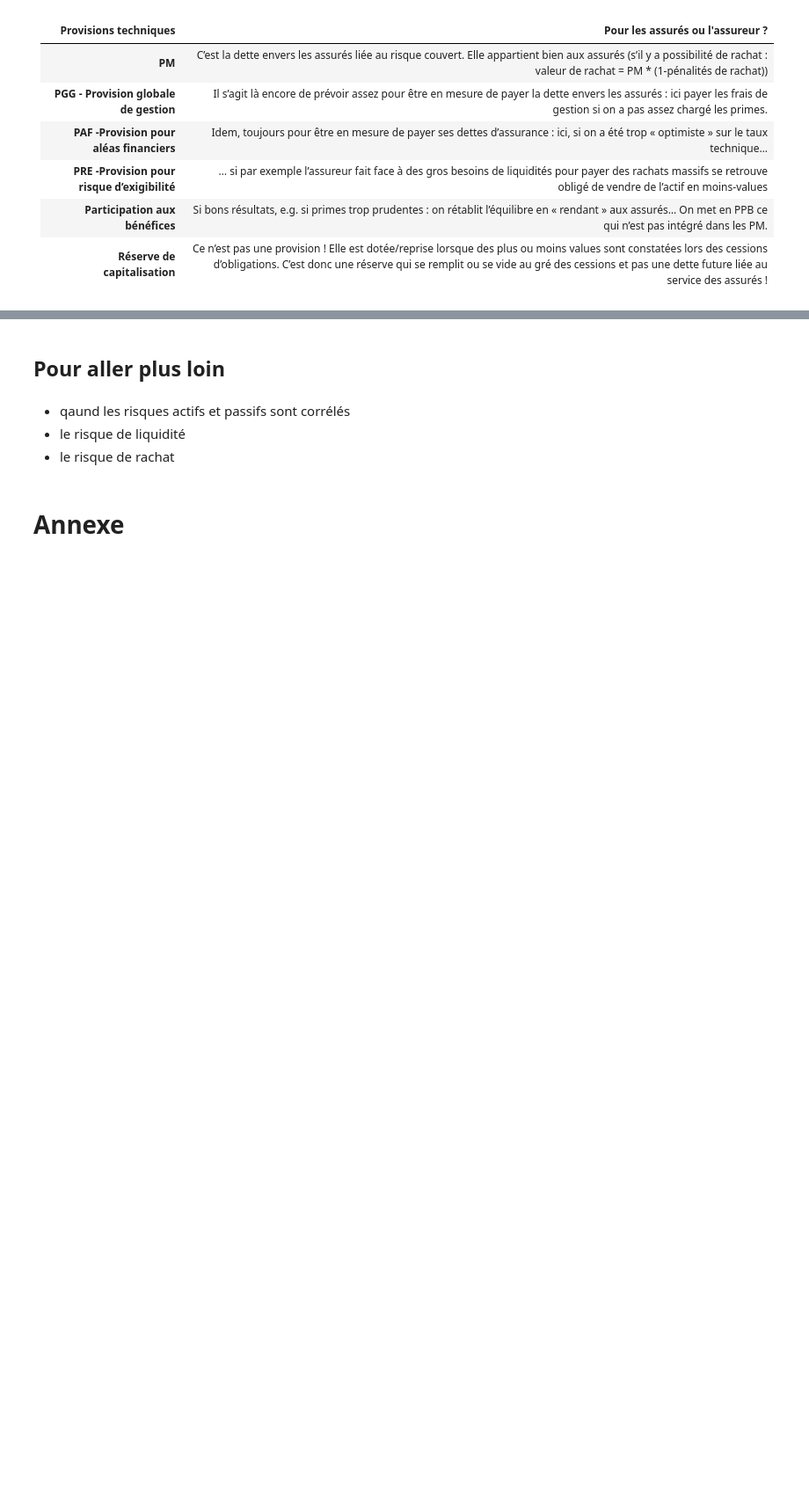
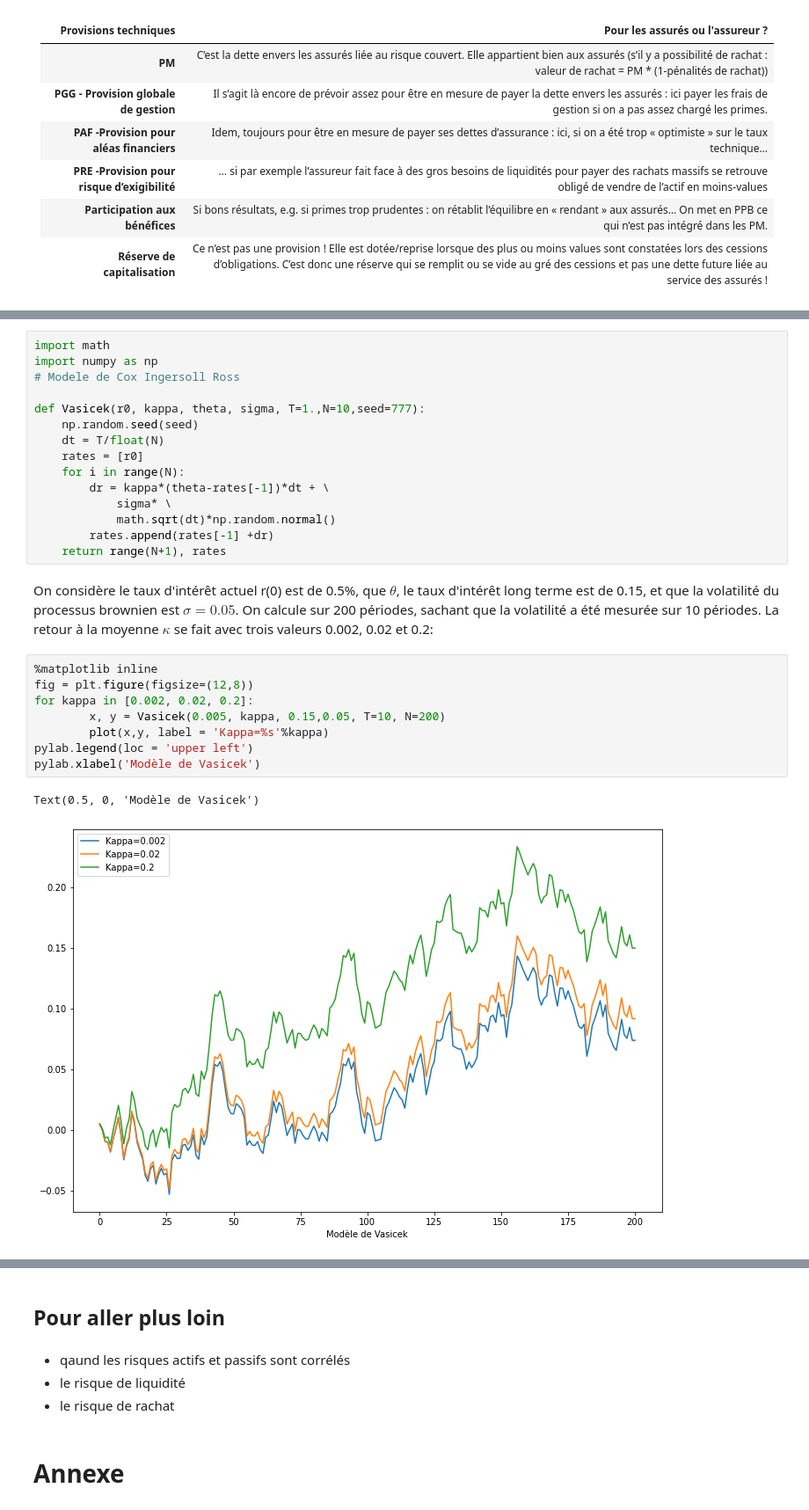
Before and after one commit to RessourcesActuariat/ActuariatVieCNAM, a Jupyter notebook: Cours Solvabilité 2 - Actifs financiers.ipynb, the cells around one changed output, grey strips where cells are left out. Shown at 88% size. Cells and saved outputs as stored; diff of their text form; blank space fills up the shorter version.

```diff
--- a/Cours Solvabilité 2 - Actifs financiers.ipynb
+++ b/Cours Solvabilité 2 - Actifs financiers.ipynb
@@ -160,0 +126,30 @@ les grecs; comment on couvre
+# %%
+import math
+import numpy as np
+# Modele de Cox Ingersoll Ross
+
+def Vasicek(r0, kappa, theta, sigma, T=1.,N=10,seed=777):
+    np.random.seed(seed)
+    dt = T/float(N)
+    rates = [r0]
+    for i in range(N):
+        dr = kappa*(theta-rates[-1])*dt + \
+            sigma* \
+            math.sqrt(dt)*np.random.normal()
+        rates.append(rates[-1] +dr)
+    return range(N+1), rates
+# %% [markdown]
+On considère le taux d'intérêt actuel r(0) est de 0.5%, que $\theta$, le taux d'intérêt long terme est de 0.15, et que la volatilité du processus brownien est $\sigma = 0.05$.
+On calcule sur 200 périodes, sachant que la volatilité a été mesurée sur 10 périodes.
+La retour à la moyenne $\kappa$ se fait avec trois valeurs 0.002, 0.02 et 0.2:
+# %%
+%matplotlib inline
+fig = plt.figure(figsize=(12,8))
+for kappa in [0.002, 0.02, 0.2]:
+        x, y = Vasicek(0.005, kappa, 0.15,0.05, T=10, N=200)
+        plot(x,y, label = 'Kappa=%s'%kappa)
+pylab.legend(loc = 'upper left')
+pylab.xlabel('Modèle de Vasicek')
+# %% [output]
+Text(0.5, 0, 'Modèle de Vasicek')
+[figure, added]
```
Also changed, not shown: parts of 45 cells of this notebook, 1 other file.
